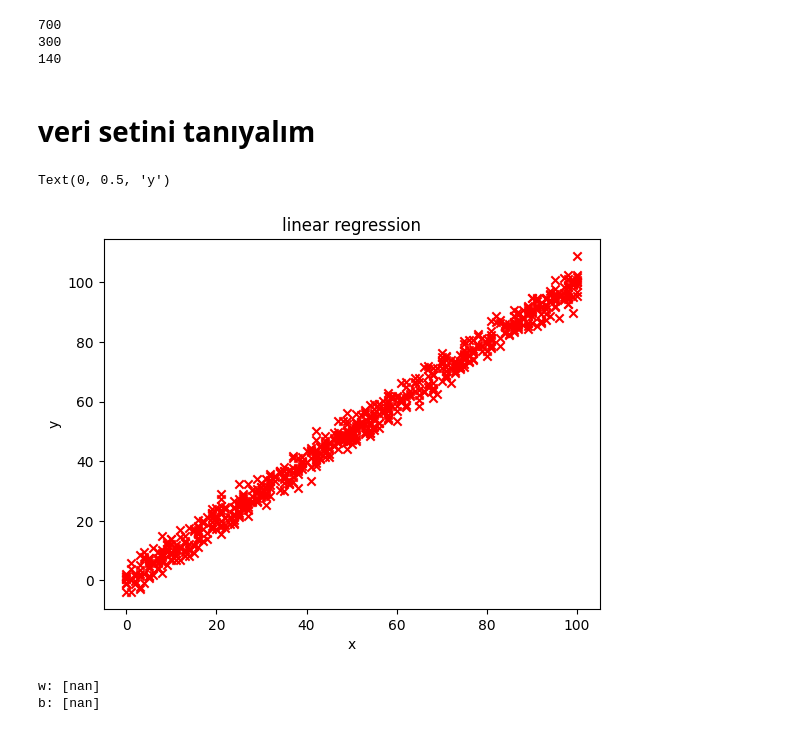
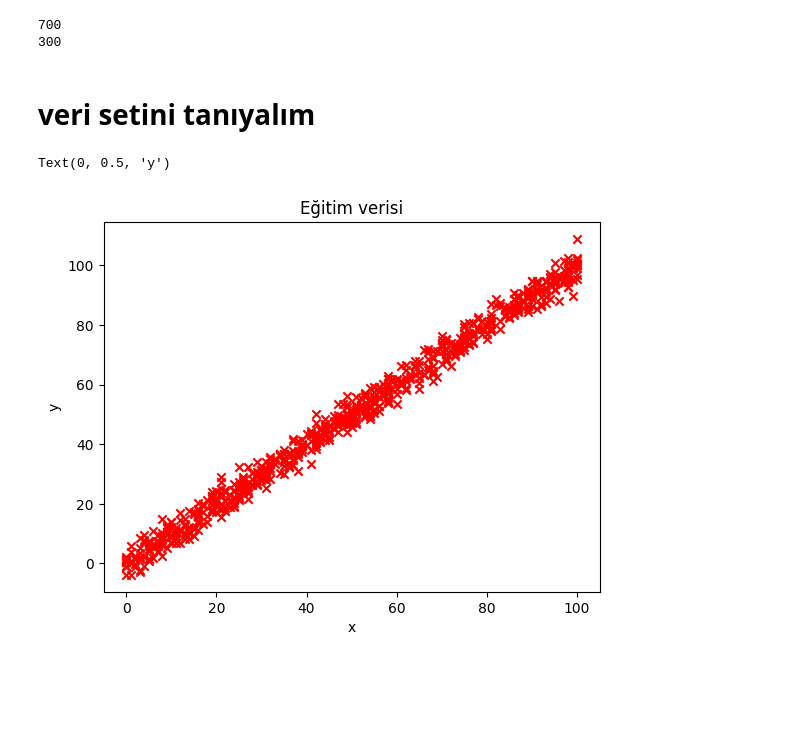
Before and after one commit to gokhangokcen1/Machine-Learning, a Jupyter notebook: kaggle/01-linear-regression-NOT-DONE/Untitled.ipynb, the cells around one changed output. Drawn from its saved outputs; the diff is of its cells as text; code cells hidden in the pictures; blank space fills up the shorter version.

Commit message:
kaggle linear regression çözemedim |gün 2

```diff
--- a/kaggle/01-linear-regression-NOT-DONE/Untitled.ipynb
+++ b/kaggle/01-linear-regression-NOT-DONE/Untitled.ipynb
@@ -2,94 +2,30 @@
 import numpy as np
 import pandas as pd
 import matplotlib.pyplot as plt
-from sklearn.model_selection import train_test_split
+
+from sklearn.linear_model import SGDRegressor
+from sklearn.preprocessing import StandardScaler
 
 # dosya okuma
 train = pd.read_csv("train.csv")
-x = train['x'].values
-y = train['y'].values
+x_train = train['x'].values
+y_train = train['y'].values
 print(x.shape[0])
 
 test = pd.read_csv("test.csv")
 x_test = test['x'].values
 y_test = test['y'].values
 print(x_test.shape[0])
-
-x_train, x_test, y_train, y_test = train_test_split(train['x'].values, train['y'].values, test_size=0.2, random_state=42)
-print(x_test.shape[0])
 # %% [output]
 700
 300
-140
 # %% [markdown]
 # veri setini tanıyalım
 # %%
-plt.scatter(x, y, marker="x", c="r")
-plt.title("linear regression")
+plt.scatter(x_train, y_train, marker="x", c="r")
+plt.title("Eğitim verisi")
 plt.xlabel("x")
 plt.ylabel("y")
 # %% [output]
 Text(0, 0.5, 'y')
-[figure, old version]
+[figure, new version]
-# %%
-from sklearn.preprocessing import StandardScaler
-
-# Veriyi normalleştir
-scaler = StandardScaler()
-x_train_scaled = scaler.fit_transform(x_train.reshape(-1, 1))
-
-# Gradient Descent fonksiyonlarını güncelle
-def compute_gradient(x, y, w, b):
-    m = len(x)
-    dj_dw = 0
-    dj_db = 0
-    for i in range(m):
-        f_wb = w * x[i] + b
-        dj_dw += (f_wb - y[i]) * x[i]
-        dj_db += f_wb - y[i]
-    dj_dw /= m
-    dj_db /= m
-    return dj_dw, dj_db
-
-def compute_cost(x, y, w, b):
-    m = len(x)
-    cost = 0
-    for i in range(m):
-        f_wb = w * x[i] + b
-        cost += (f_wb - y[i]) ** 2
-    total_cost = cost / (2 * m)
-    return total_cost
-
-def gradient_descent(x, y, w, b, alpha, epsilon, max_iter):
-    J_history = []  # Maliyet geçmişini kaydedeceğiz
-    for i in range(max_iter):
-        dj_dw, dj_db = compute_gradient(x, y, w, b)
-
-        w -= alpha * dj_dw
-        b -= alpha * dj_db
-
-        cost = compute_cost(x, y, w, b)
-        J_history.append(cost)
-
-        if cost < epsilon:
-            break
-
-    return w, b, J_history
-
-# Başlangıç değerlerini belirle
-w_init, b_init = 0.01, 0.01
-alpha = 0.0001
-epsilon = 5
-max_iter = 1000
-
-# Veriyi normalize et
-x_train_scaled = scaler.fit_transform(x_train.reshape(-1, 1))
-
-# Gradient Descent çalıştır
-w, b, J_history = gradient_descent(x_train_scaled, y_train, w_init, b_init, alpha, epsilon, max_iter)
-
-print("w:", w)
-print("b:", b)
-# %% [output]
-w: [nan]
-b: [nan]
```
Also changed, not shown: parts of 3 cells of this notebook.
